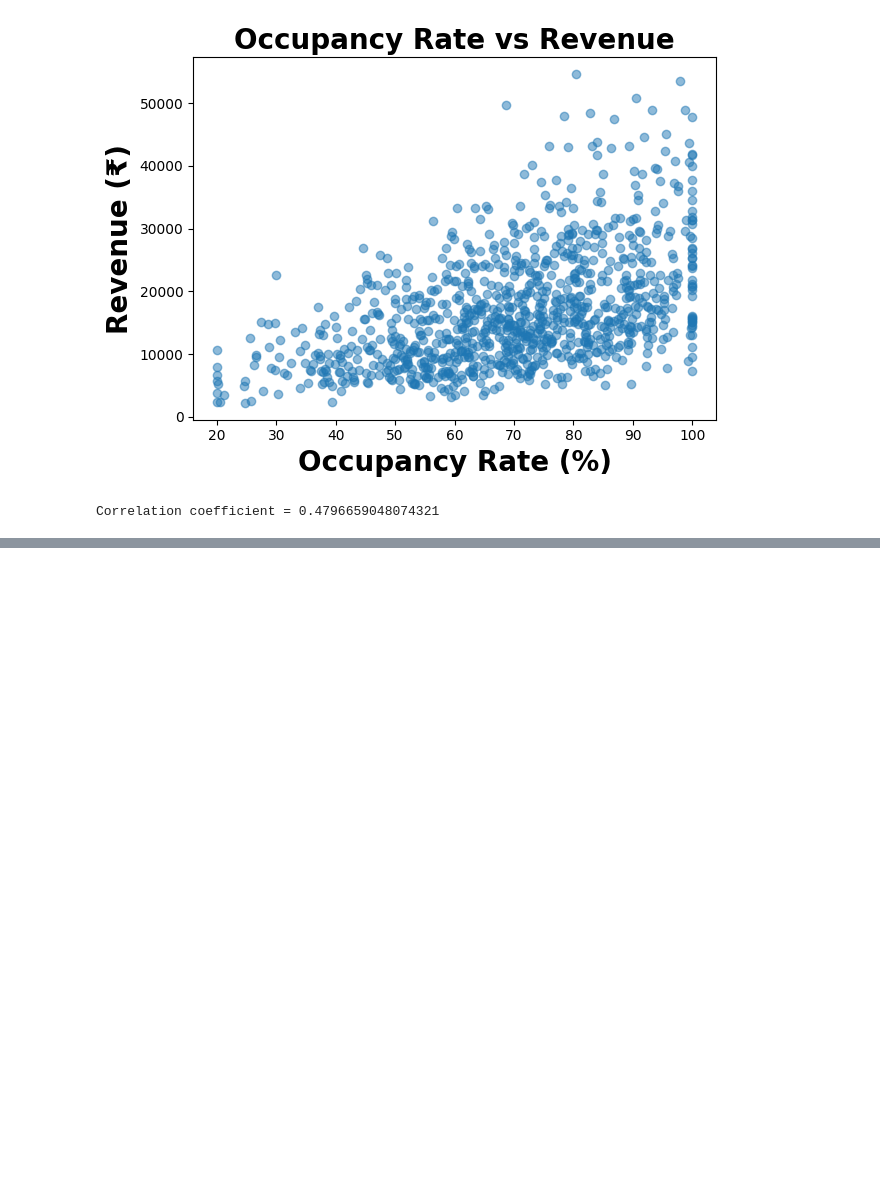
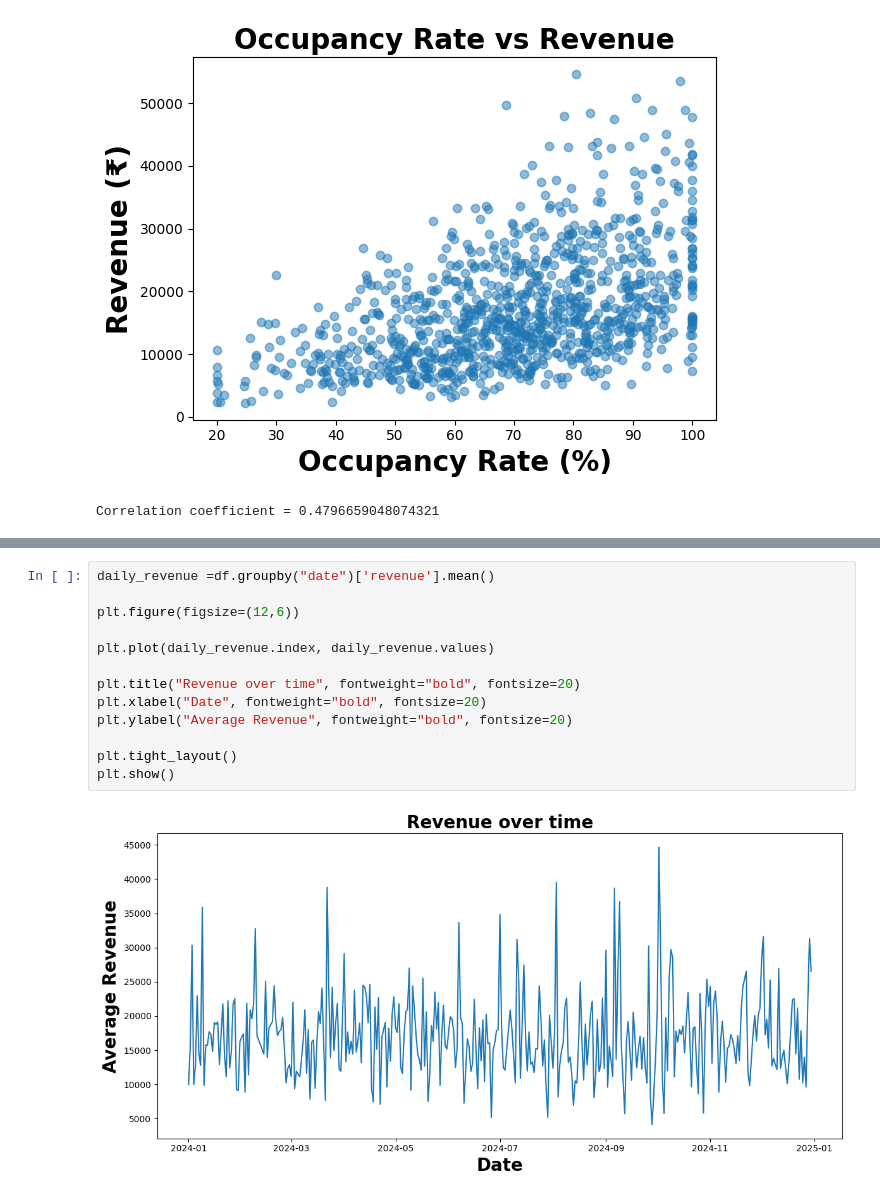
Before and after one commit to VRYeshwanth/AI-ML-Journey, a Jupyter notebook: Matplotlib Basics/Transport Data Analysis/analysis.ipynb, the cells around one changed output, grey strips where cells are left out. Drawn from its saved outputs; the diff is of its cells as text; blank space fills up the shorter version.

```diff
--- a/Matplotlib Basics/Transport Data Analysis/analysis.ipynb
+++ b/Matplotlib Basics/Transport Data Analysis/analysis.ipynb
@@ -265,0 +281,15 @@ Correlation coefficient = 0.4796659048074321
+# %%
+daily_revenue =df.groupby("date")['revenue'].mean()
+
+plt.figure(figsize=(12,6))
+
+plt.plot(daily_revenue.index, daily_revenue.values)
+
+plt.title("Revenue over time", fontweight="bold", fontsize=20)
+plt.xlabel("Date", fontweight="bold", fontsize=20)
+plt.ylabel("Average Revenue", fontweight="bold", fontsize=20)
+
+plt.tight_layout()
+plt.show()
+# %% [output]
+[figure, added]
```
Also changed, not shown: parts of 2 cells of this notebook.
